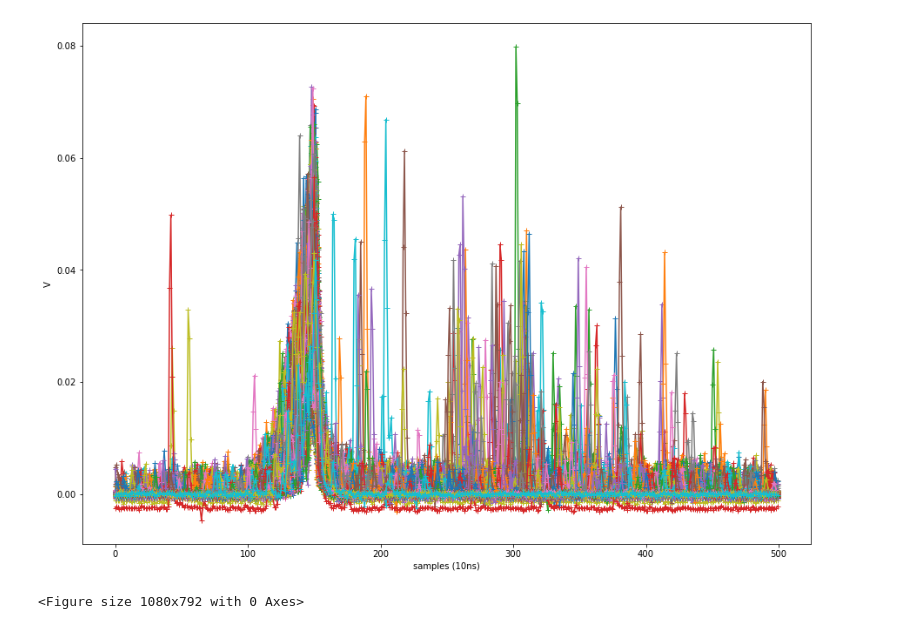
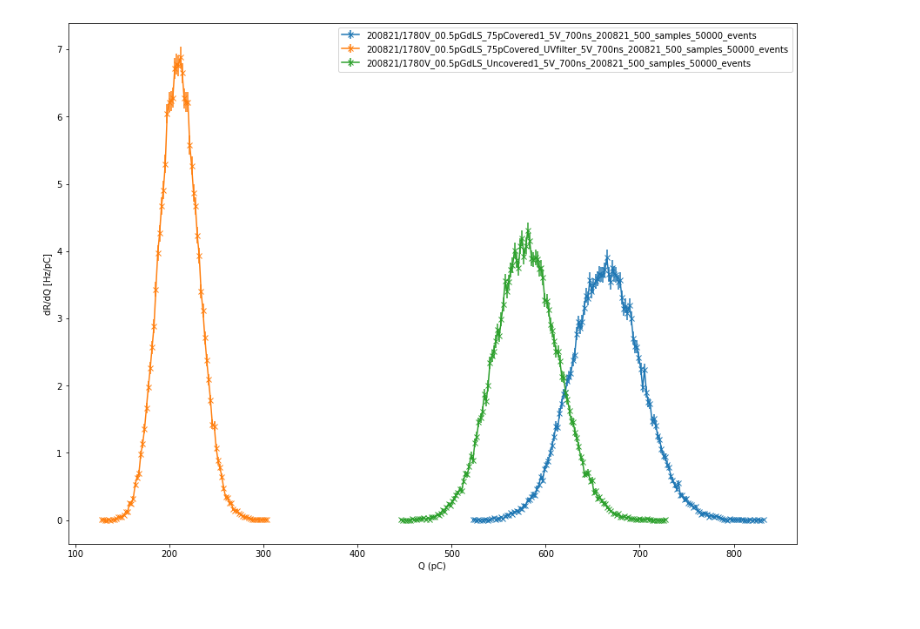
Before and after one commit to PenningLab/DDC10Ana, a Jupyter notebook: Untitled.ipynb, the cells around one changed output. Drawn from its saved outputs; the diff is of its cells as text; code cells hidden in the pictures.

```diff
--- a/Untitled.ipynb
+++ b/Untitled.ipynb
@@ -79,0 +85,28 @@ plt.savefig('UV_Q.png')
+# %%
+wDir = '/data/share/KA0219/UV/200821/'
+fWaves = [os.path.splitext(iF)[0] for iF in glob.glob(wDir+'/*.bin')]
+fWaves.sort()
+fWaves,wDir[22:].split('/')
+
+waveArrs = [au.ReadDDC10_BinWave(iRun) for iRun in fWaves]
+for wave in waveArrs:
+    if wave is None:
+        waveArrs.remove(None)
+#waveArrs
+
+sumWaves = [wave[0][:,1,:].sum(0)/float(wave[1]['numEvents']) for wave in waveArrs]
+sumWaves = [sWave - sWave[:30].sum()/30.0 for sWave in sumWaves]
+#sumWaves1
+
+for iw in range(len(sumWaves)):
+    mark = '+'
+    if 'GdLS' in fWaves[iw]:
+        mark = 'x'
+    plt.plot(sumWaves[iw],label=fWaves[iw][22:],marker=mark)
+plt.legend()
+plt.xlabel('Sample (10ns)')
+plt.ylabel('V')
+#plt.xlim(80,500)
+
+#plt.yscale('log')
+plt.savefig('UV_Av1.png')
@@ -80,9 +115,22 @@ plt.savefig('UV_Q.png')
+# %%
+areas = [au.winQHist(wave,ch=1,init=100,end=200,sub=True,nBase=50,binW=2,doLive=True)['qHist'] for wave in waveArrs]
+for iw in range(len(areas)):
+    mark = '+'
+    if 'GdLS' in fWaves[iw]:
+        mark = 'x'
+    plt.errorbar(areas[iw][1],areas[iw][0],np.sqrt(areas[iw][2]),label=(waveArrs[iw][1]['file'][22:]),marker=mark)
+plt.legend()
+plt.xlabel('Q (pC)')
+plt.ylabel('dR/dQ [Hz/pC]')
+#plt.xlim(80,500)
+
+#plt.yscale('log')
+plt.savefig('UV_Q1.png')
+# %% [output]
+[figure, added]
 # %%
 fig = au.plotWaves(waveArrs[-1][0][9990:,:],1,1000)
 #plt.xticks(np.arange(500,5))
-# %% [output]
-[figure, removed]
-<Figure size 1080x792 with 0 Axes>
 # %%
 wave = au.ReadDDC10_BinWave('/data/share/test1_square_200729_500_samples_1000_events')
 plt.clf()
```
Also changed, not shown: parts of 7 cells of this notebook, 5 other files.
